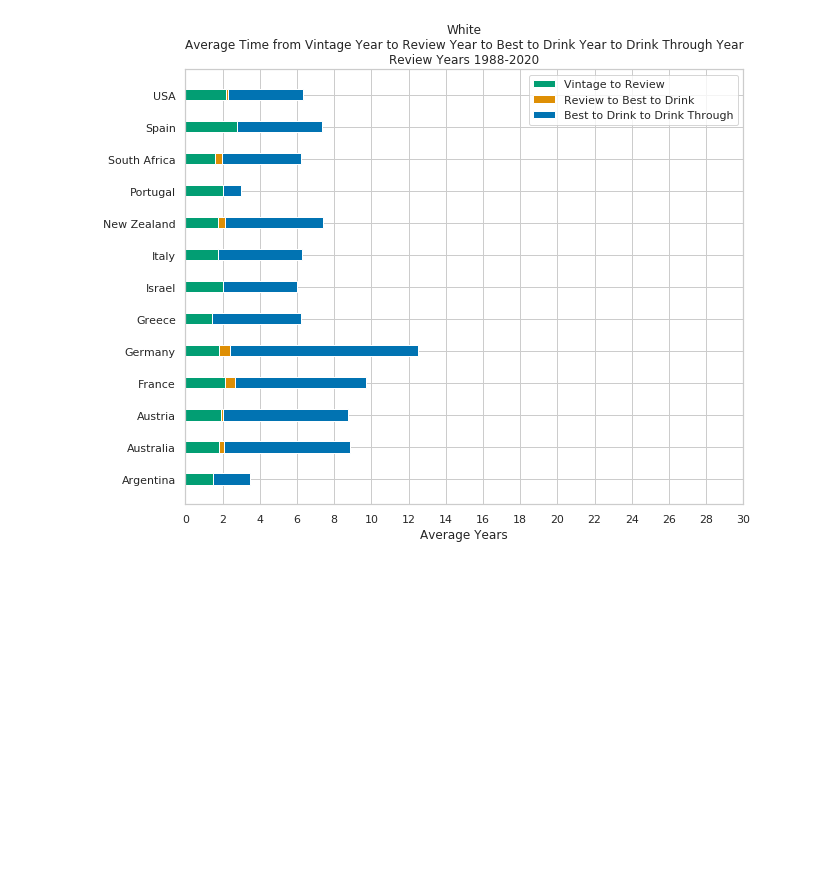
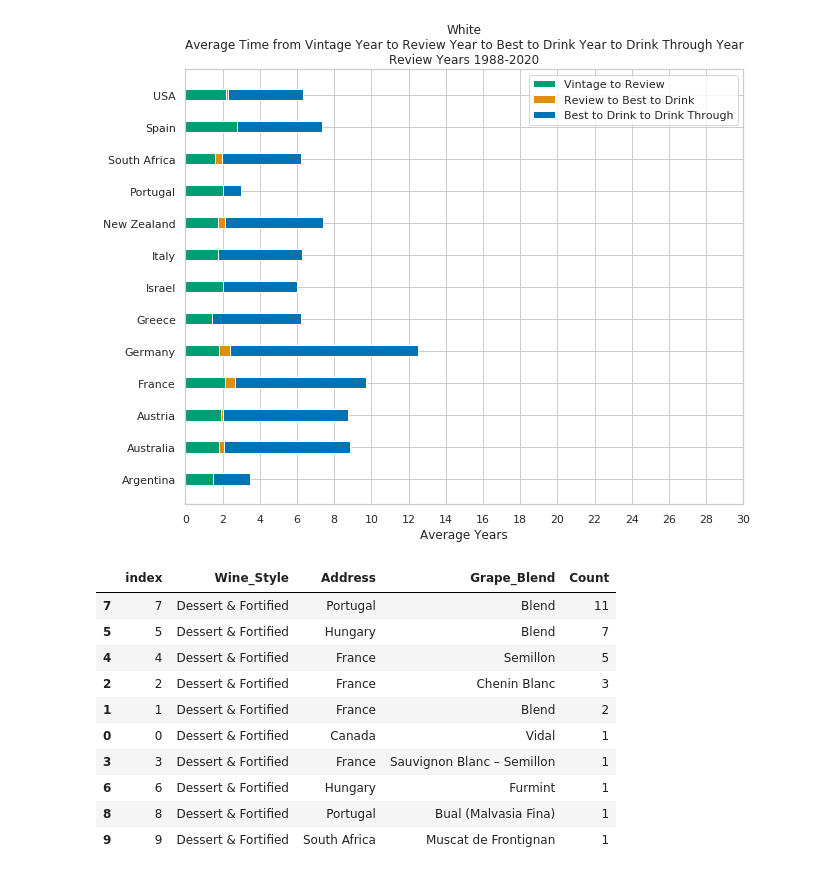
Before and after one commit to ewotawa/top_100_wines_2020, a Jupyter notebook: Top100Wine_Data_Exploration_Time.ipynb, the cells around one changed output. Cells and saved outputs as stored; diff of their text form; code cells hidden in the pictures; blank space fills up the shorter version.

```diff
--- a/Top100Wine_Data_Exploration_Time.ipynb
+++ b/Top100Wine_Data_Exploration_Time.ipynb
@@ -512,0 +520,16 @@ barh_plot_3(wine_style = 'White',
+# %%
+df_DF = wine_table('Dessert & Fortified')
+df_DF = df_DF.sort_values(by = ['Count'], ascending = False)
+df_DF
+# %% [output]
+|  | index | Wine_Style | Address | Grape_Blend | Count |
+| 7 | 7 | Dessert & Fortified | Portugal | Blend | 11 |
+| 5 | 5 | Dessert & Fortified | Hungary | Blend | 7 |
+| 4 | 4 | Dessert & Fortified | France | Semillon | 5 |
+| 2 | 2 | Dessert & Fortified | France | Chenin Blanc | 3 |
+| 1 | 1 | Dessert & Fortified | France | Blend | 2 |
+| 0 | 0 | Dessert & Fortified | Canada | Vidal | 1 |
+| 3 | 3 | Dessert & Fortified | France | Sauvignon Blanc – Semillon | 1 |
+| 6 | 6 | Dessert & Fortified | Hungary | Furmint | 1 |
+| 8 | 8 | Dessert & Fortified | Portugal | Bual (Malvasia Fina) | 1 |
+| 9 | 9 | Dessert & Fortified | South Africa | Muscat de Frontignan | 1 |
```
Also changed, not shown: parts of 7 cells of this notebook, 1 other file.
